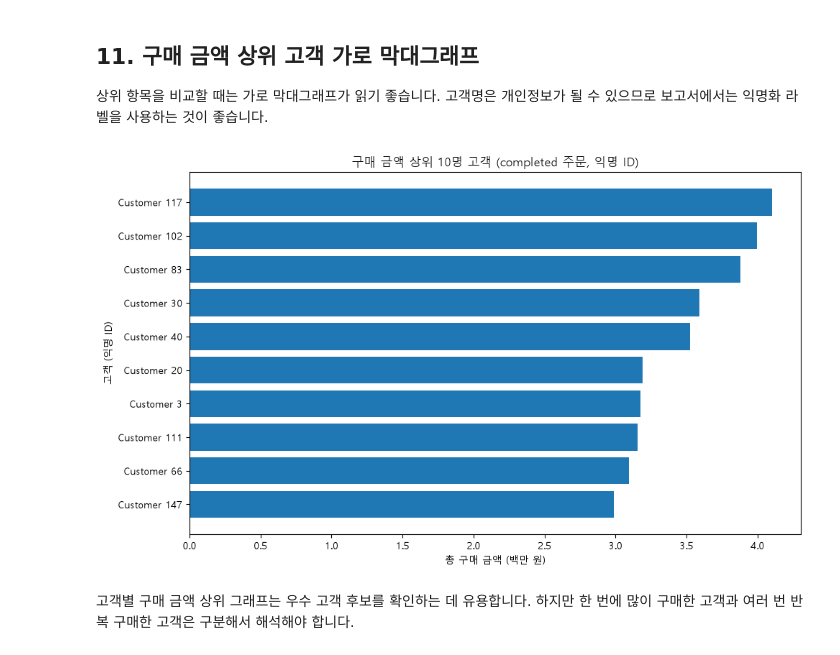
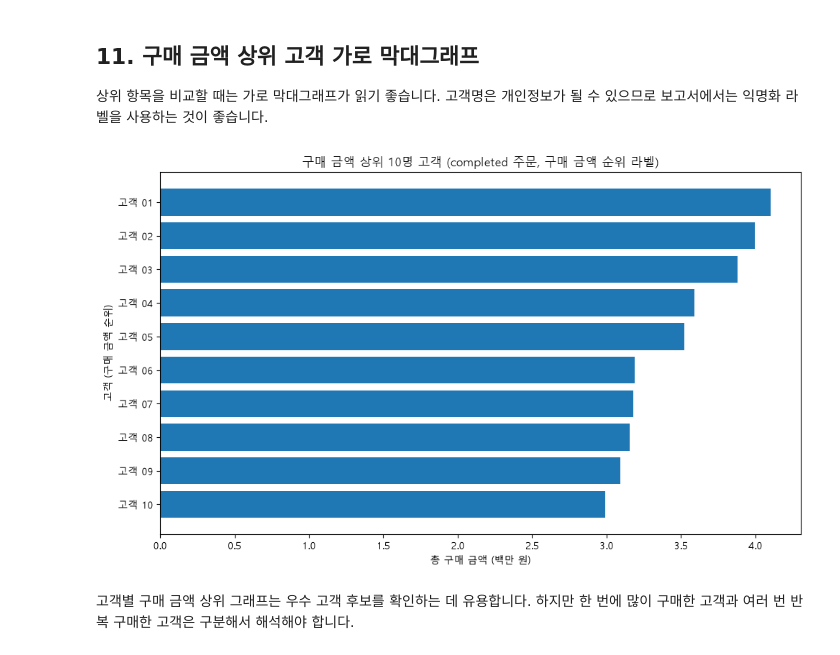
Before and after one commit to song-03/llm-data-analysis-study, a Jupyter notebook: chapter07/chapter07.ipynb, the cells around one changed output. Saved outputs shown, nothing was run; the diff lists cells and outputs as text; code cells hidden in the pictures.

```diff
--- a/chapter07/chapter07.ipynb
+++ b/chapter07/chapter07.ipynb
@@ -891,21 +958,22 @@ plt.show()
 상위 항목을 비교할 때는 가로 막대그래프가 읽기 좋습니다. 고객명은 개인정보가 될 수 있으므로 보고서에서는 익명화 라벨을 사용하는 것이 좋습니다.
 # %%
 top_customers = customer_sales.head(10).copy()
-top_customers['customer_label'] = 'Customer ' + top_customers['customer_id'].astype(str)
+# 원래 customer_id가 드러나지 않도록 구매 금액 순위 라벨(고객 01~10)을 사용한다.
+top_customers['customer_label'] = [f'고객 {rank:02d}' for rank in range(1, len(top_customers) + 1)]
 top_customers = top_customers.sort_values('total_sales')
 
 plt.figure(figsize=(10, 6))
 plt.barh(top_customers['customer_label'], top_customers['total_sales'])
-plt.title('구매 금액 상위 10명 고객 (completed 주문, 익명 ID)')
+plt.title('구매 금액 상위 10명 고객 (completed 주문, 구매 금액 순위 라벨)')
 plt.xlabel('총 구매 금액 (백만 원)')
-plt.ylabel('고객 (익명 ID)')
+plt.ylabel('고객 (구매 금액 순위)')
 plt.xlim(left=0)
 plt.gca().xaxis.set_major_formatter(FuncFormatter(lambda value, _: f'{value / 1_000_000:,.1f}'))
 plt.tight_layout()
 plt.savefig(FIGURE_DIR / 'ch07_top_customers_barh.png', dpi=150, bbox_inches='tight')
 plt.show()
 # %% [output]
-[figure, old version]
+[figure, new version]
 # %% [markdown]
 고객별 구매 금액 상위 그래프는 우수 고객 후보를 확인하는 데 유용합니다. 하지만 한 번에 많이 구매한 고객과 여러 번 반복 구매한 고객은 구분해서 해석해야 합니다.
 # %% [markdown]
```
Also changed, not shown: parts of 10 cells of this notebook, 1 other file.
